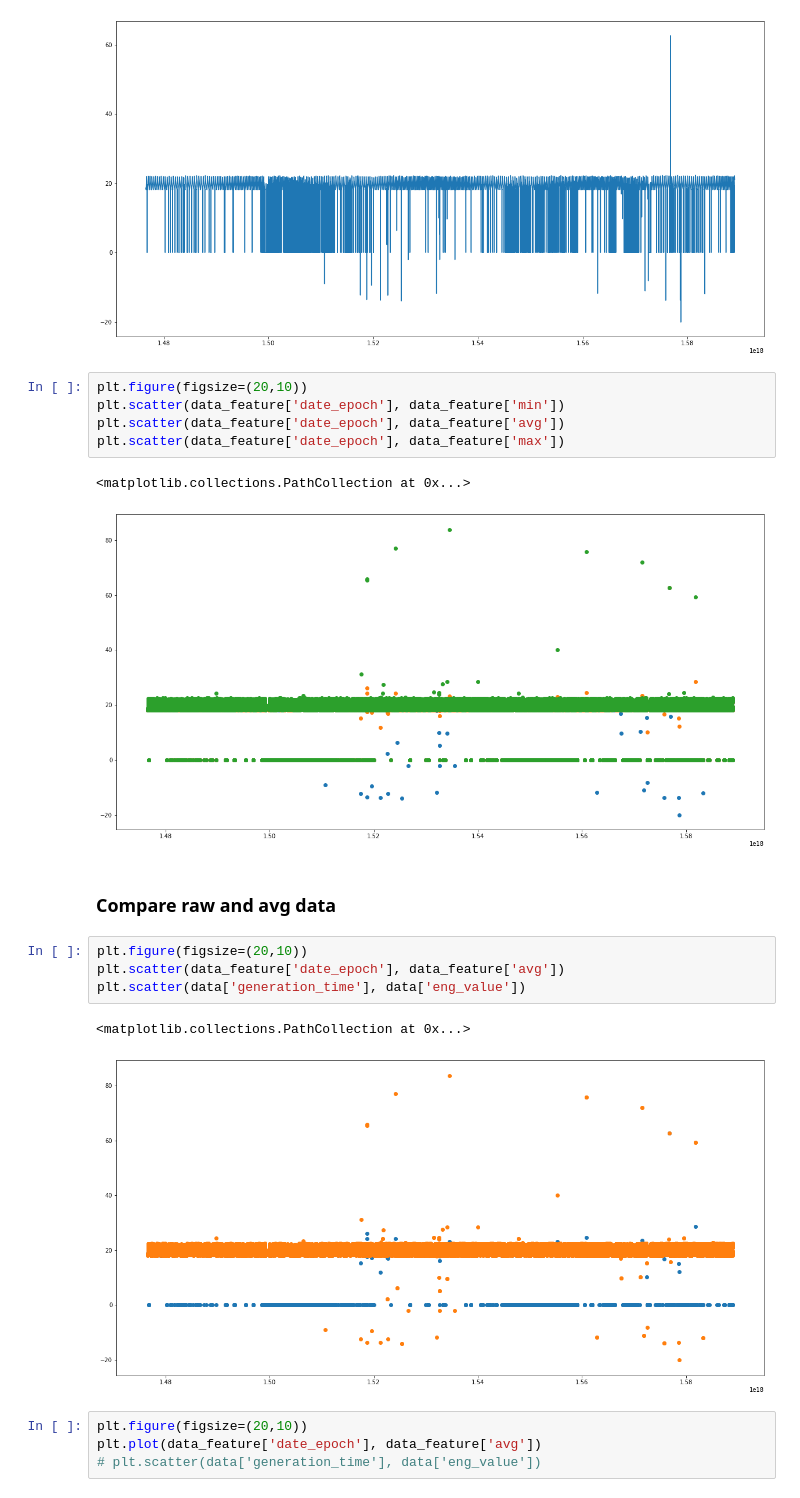
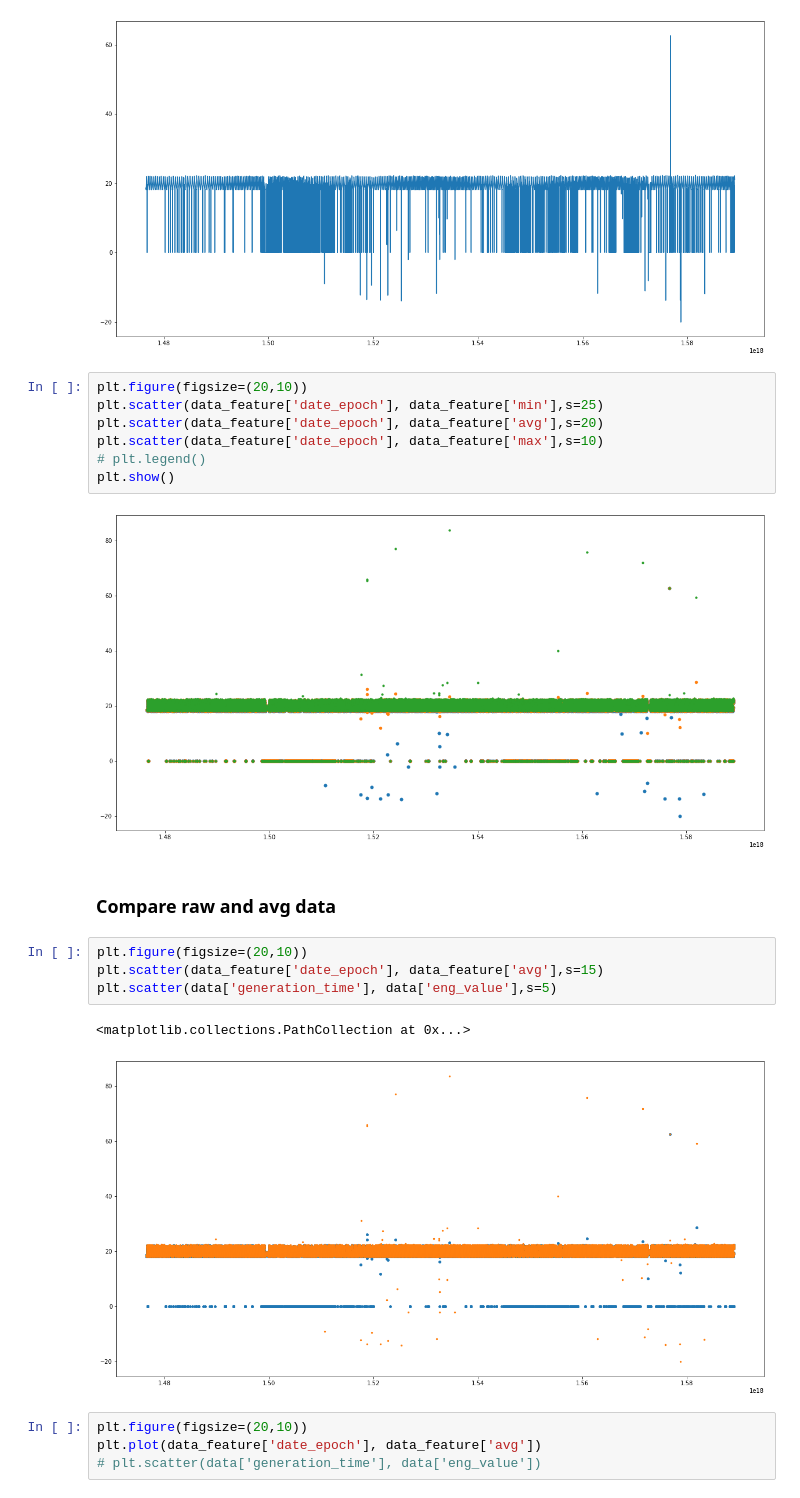
Before and after one commit to parinyad123/Telemetry_Project, a Jupyter notebook: New/UntitledFolder/TTH15A_data_engineering.ipynb, the cells around one changed output. Drawn from its saved outputs; the diff is of its cells as text.

```diff
--- a/New/UntitledFolder/Untitled.ipynb
+++ b/New/UntitledFolder/TTH15A_data_engineering.ipynb
@@ -370,21 +372,22 @@ plt.plot(data_feature['date_epoch'], data_feature['min'])
 [figure]
 # %%
 plt.figure(figsize=(20,10))
-plt.scatter(data_feature['date_epoch'], data_feature['min'])
-plt.scatter(data_feature['date_epoch'], data_feature['avg'])
-plt.scatter(data_feature['date_epoch'], data_feature['max'])
+plt.scatter(data_feature['date_epoch'], data_feature['min'],s=25)
+plt.scatter(data_feature['date_epoch'], data_feature['avg'],s=20)
+plt.scatter(data_feature['date_epoch'], data_feature['max'],s=10)
+# plt.legend()
+plt.show()
 # %% [output]
-<matplotlib.collections.PathCollection at 0x...>
-[figure, old version]
+[figure, new version]
 # %% [markdown]
 ### Compare raw and avg data
 # %%
 plt.figure(figsize=(20,10))
-plt.scatter(data_feature['date_epoch'], data_feature['avg'])
-plt.scatter(data['generation_time'], data['eng_value'])
+plt.scatter(data_feature['date_epoch'], data_feature['avg'],s=15)
+plt.scatter(data['generation_time'], data['eng_value'],s=5)
 # %% [output]
 <matplotlib.collections.PathCollection at 0x...>
-[figure, old version]
+[figure, new version]
 # %%
 plt.figure(figsize=(20,10))
 plt.plot(data_feature['date_epoch'], data_feature['avg'])
```
Also changed, not shown: parts of 20 cells of this notebook, 3 other files.
